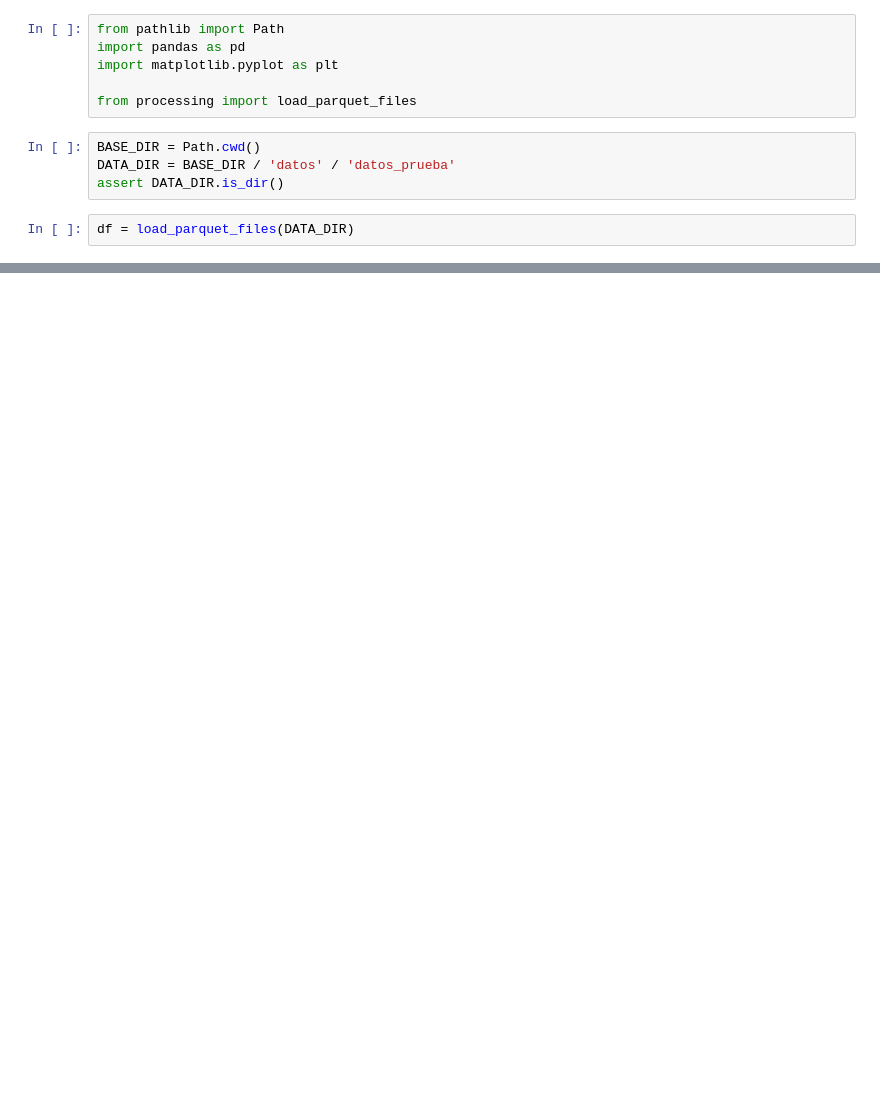
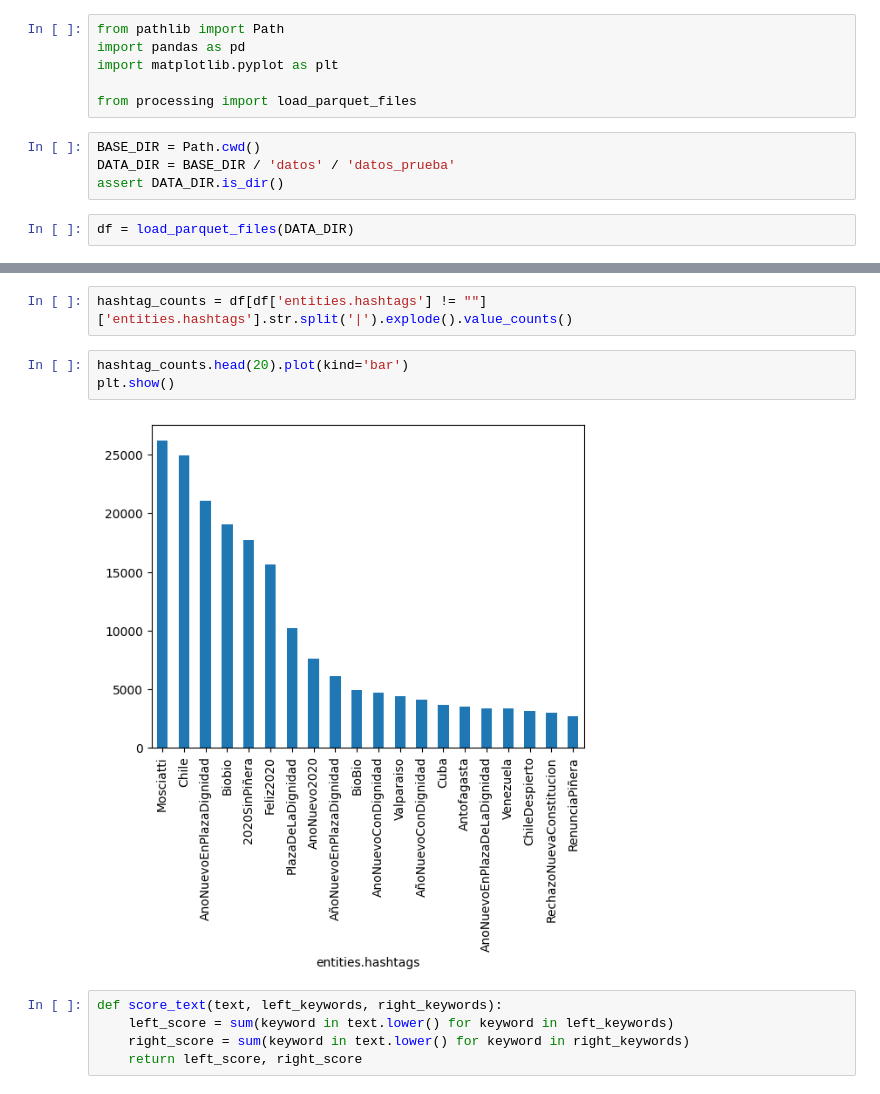
Before and after one commit to JavieraJimenezR/visualiza, a Jupyter notebook: processing.ipynb, the cells around one changed output, grey strips where cells are left out. Drawn from its saved outputs; the diff is of its cells as text; blank space fills up the shorter version.

```diff
--- a/processing.ipynb
+++ b/processing.ipynb
@@ -28,0 +33,12 @@ df
+# %%
+hashtag_counts = df[df['entities.hashtags'] != ""]['entities.hashtags'].str.split('|').explode().value_counts()
+# %%
+hashtag_counts.head(20).plot(kind='bar')
+plt.show()
+# %% [output]
+[figure, added]
+# %%
+def score_text(text, left_keywords, right_keywords):
+    left_score = sum(keyword in text.lower() for keyword in left_keywords)
+    right_score = sum(keyword in text.lower() for keyword in right_keywords)
+    return left_score, right_score
```
Also changed, not shown: parts of 7 cells of this notebook.
